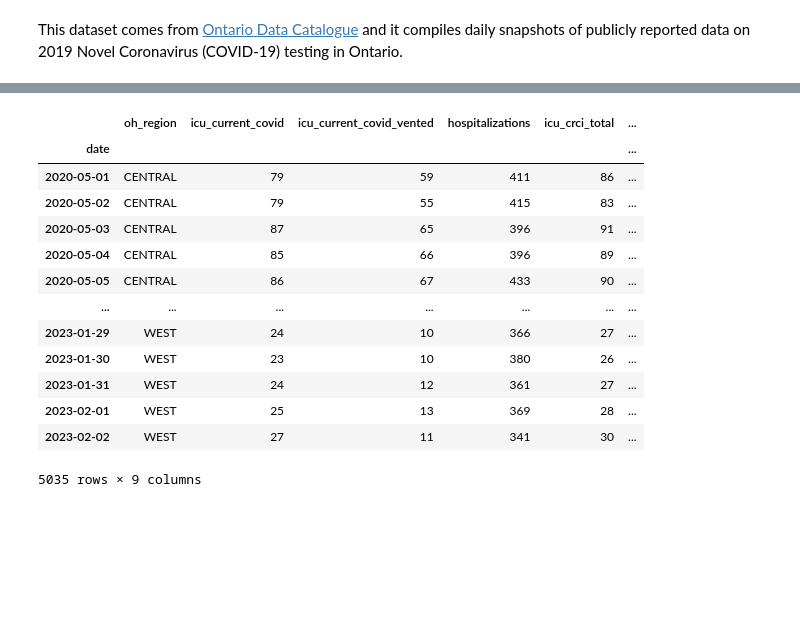
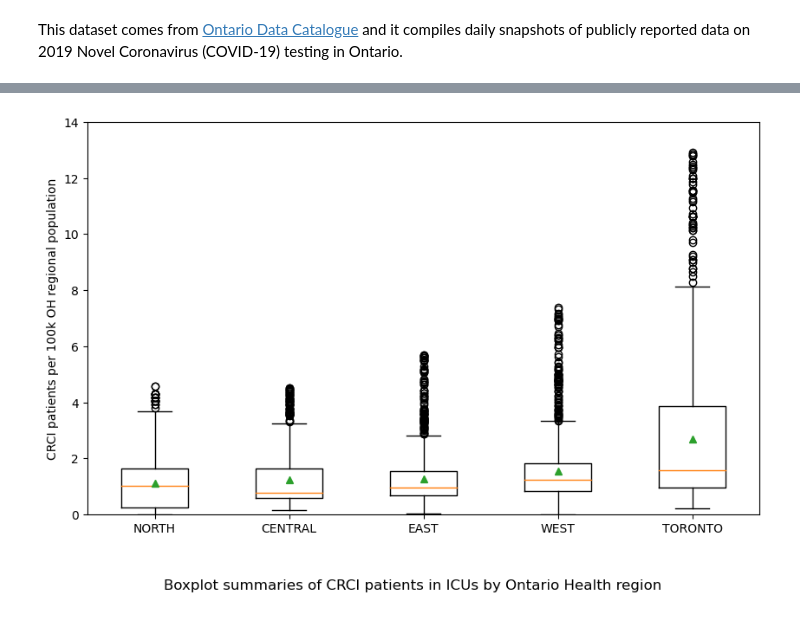
Before and after one commit to skullfort/covid-19-icu, a Jupyter notebook: analysis/region_analysis.ipynb, the cells around one changed output, grey strips where cells are left out. Cells and saved outputs as stored; diff of their text form; code cells hidden in the pictures; blank space fills up the shorter version.

```diff
--- a/analysis/region_analysis.ipynb
+++ b/analysis/region_analysis.ipynb
@@ -74,3 +83,14 @@ df_region_icu.boxplot('icu_crci_total', by='oh_region', figsize=(20, 10));
+# %%
+fig, ax = plt.subplots(figsize=(10, 6))
+ax.boxplot(df_region_icu.reset_index().set_index(['oh_region','date'])['icu_crci_total'].unstack().reindex(regions).values.tolist(),
+          showmeans=True, labels=regions)
+# df_region_icu.boxplot('icu_crci_total', by='oh_region', ax=ax, showmeans=True);
+ax.set(ylabel='CRCI patients per 100k OH regional population', ylim=(0, 14))
+
+fig.suptitle('Boxplot summaries of CRCI patients in ICUs by Ontario Health region', y=0)
+fig.savefig('../output/crci_patients_by_oh_region_boxplots.png', bbox_inches='tight')
+# %% [output]
+[figure, added]
 # %%
 # group0 = df_region_icu[df_region_icu["oh_region"] == 'CENTRAL']["icu_crci_total"]
 # group1 = df_region_icu[df_region_icu["oh_region"] == 'EAST']["icu_crci_total"]
@@ -83,18 +100,0 @@ region_pop = {'EAST': 3700000, 'WEST': 4000000, 'NORTH': 789999, 'TORONTO': 1400
-# %%
-df_region_icu['test'] = df_region_icu.groupby('oh_region')['icu_crci_total'].transform(lambda x:x*100/region_pop[x.name])
-df_region_icu
-# %% [output]
-|  | oh_region | icu_current_covid | icu_current_covid_vented | hospitalizations | icu_crci_total | ... |
-| date |  |  |  |  |  | ... |
-| 2020-05-01 | CENTRAL | 79 | 59 | 411 | 86 | ... |
-| 2020-05-02 | CENTRAL | 79 | 55 | 415 | 83 | ... |
-| 2020-05-03 | CENTRAL | 87 | 65 | 396 | 91 | ... |
-| 2020-05-04 | CENTRAL | 85 | 66 | 396 | 89 | ... |
-| 2020-05-05 | CENTRAL | 86 | 67 | 433 | 90 | ... |
-| ... | ... | ... | ... | ... | ... | ... |
-| 2023-01-29 | WEST | 24 | 10 | 366 | 27 | ... |
-| 2023-01-30 | WEST | 23 | 10 | 380 | 26 | ... |
-| 2023-01-31 | WEST | 24 | 12 | 361 | 27 | ... |
-| 2023-02-01 | WEST | 25 | 13 | 369 | 28 | ... |
-| 2023-02-02 | WEST | 27 | 11 | 341 | 30 | ... |
-5035 rows × 9 columns
```
Also changed, not shown: parts of 16 cells of this notebook, 4 other files.
